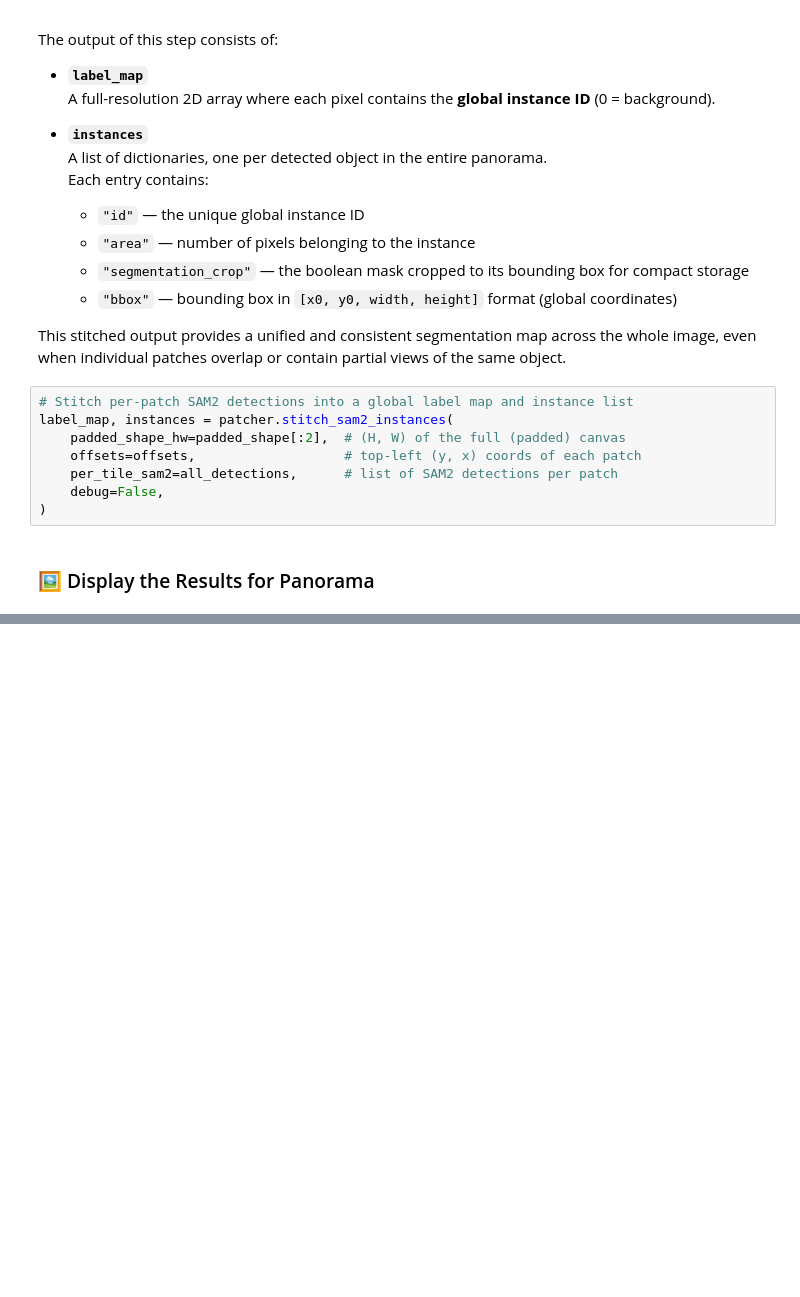
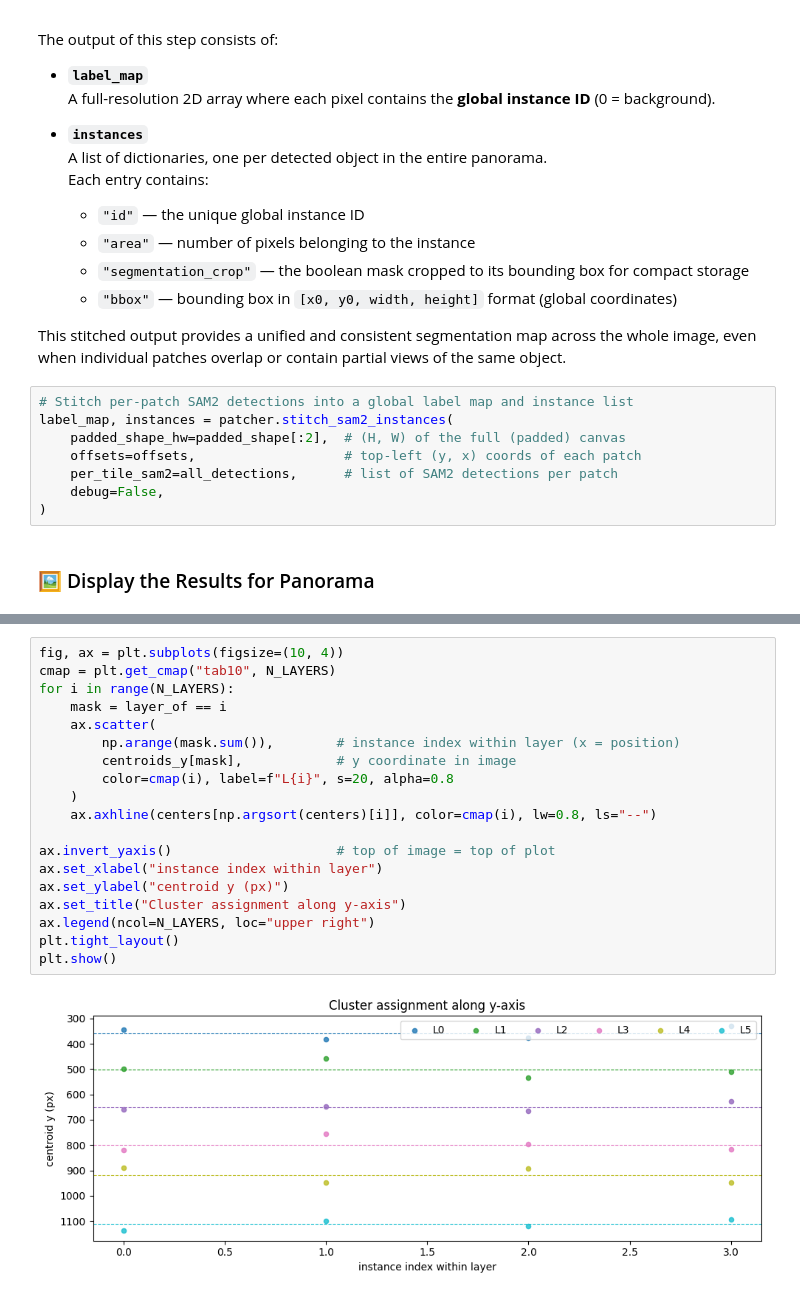
Before and after one commit to choROPeNt/segment-anything-2, a Jupyter notebook: notebooks/colab_analysis_binder.ipynb, the cells around one changed output, grey strips where cells are left out. Drawn from its saved outputs; the diff is of its cells as text; blank space fills up the shorter version.

```diff
--- a/notebooks/colab_analysis_binder.ipynb
+++ b/notebooks/colab_analysis_binder.ipynb
@@ -530,0 +580,21 @@ plt.show()
+# %%
+fig, ax = plt.subplots(figsize=(10, 4))
+cmap = plt.get_cmap("tab10", N_LAYERS)
+for i in range(N_LAYERS):
+    mask = layer_of == i
+    ax.scatter(
+        np.arange(mask.sum()),        # instance index within layer (x = position)
+        centroids_y[mask],            # y coordinate in image
+        color=cmap(i), label=f"L{i}", s=20, alpha=0.8
+    )
+    ax.axhline(centers[np.argsort(centers)[i]], color=cmap(i), lw=0.8, ls="--")
+
+ax.invert_yaxis()                     # top of image = top of plot
+ax.set_xlabel("instance index within layer")
+ax.set_ylabel("centroid y (px)")
+ax.set_title("Cluster assignment along y-axis")
+ax.legend(ncol=N_LAYERS, loc="upper right")
+plt.tight_layout()
+plt.show()
+# %% [output]
+[figure, added]
```
Also changed, not shown: parts of 22 cells of this notebook.
